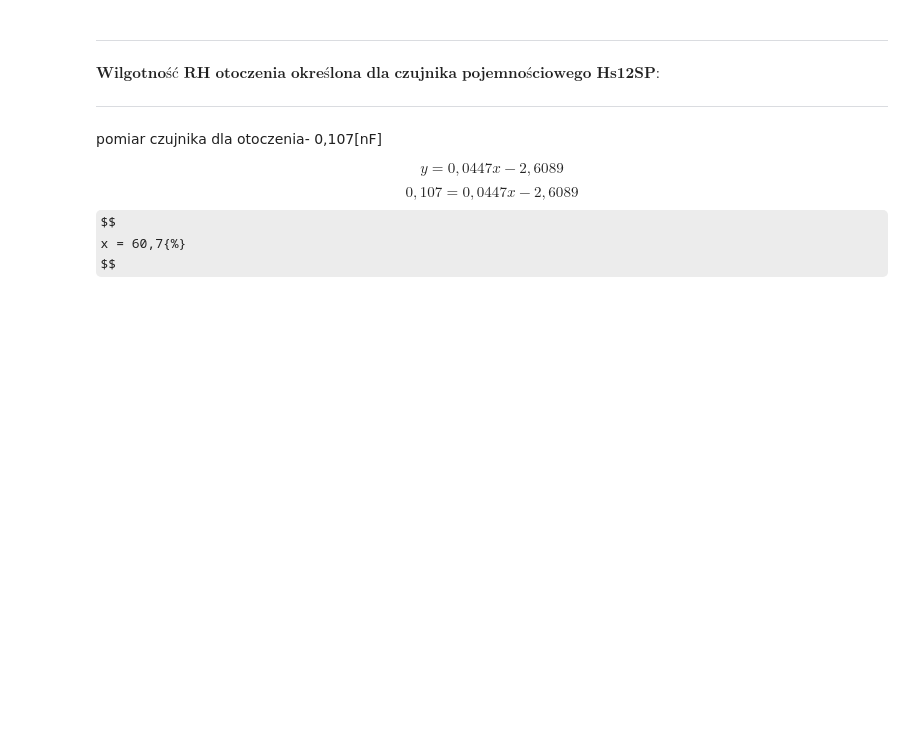
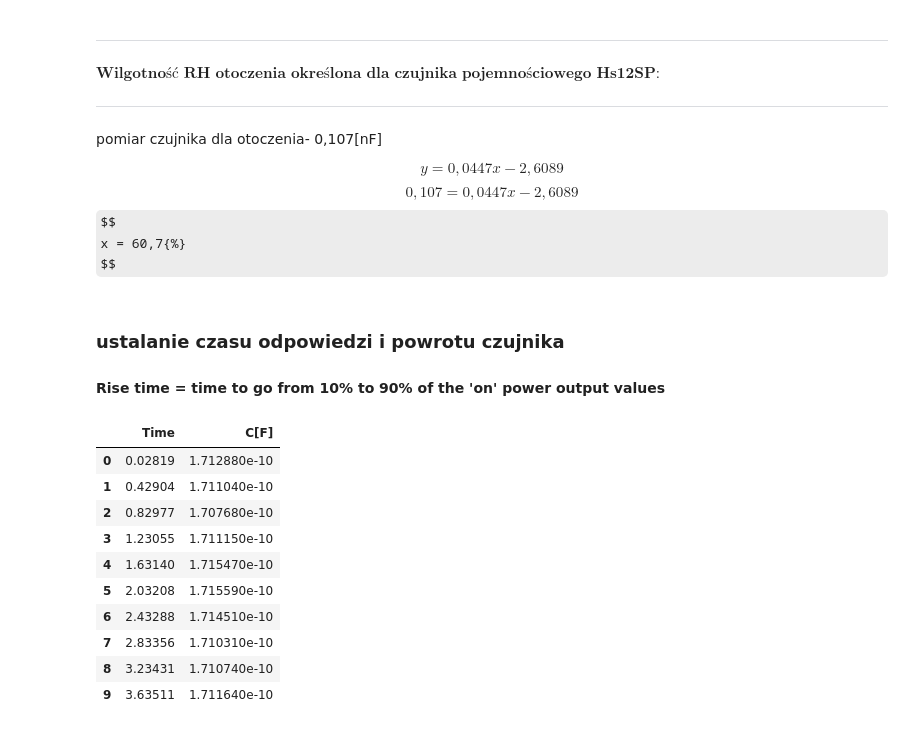
Before and after one commit to irozalski/Sensor_technology-analysis, a Jupyter notebook: humidity sensor/Humidity.ipynb, the cells around one changed output. Saved outputs shown, nothing was run; the diff lists cells and outputs as text; code cells hidden in the pictures; some formulas as TeX source; blank space fills up the shorter version.

```diff
--- a/humidity sensor/Humidity.ipynb
+++ b/humidity sensor/Humidity.ipynb
@@ -224,3 +223,6 @@ $$
 $$
 x = 60,7{%}
 $$
+# %% [markdown]
+###  ustalanie czasu odpowiedzi i powrotu czujnika
+#### Rise time = time to go from 10% to 90% of the 'on' power output values
@@ -226,0 +231,14 @@ $$
+# %%
+pomiary.head(10)
+# %% [output]
+|  | Time | C[F] |
+| 0 | 0.02819 | 1.712880e-10 |
+| 1 | 0.42904 | 1.711040e-10 |
+| 2 | 0.82977 | 1.707680e-10 |
+| 3 | 1.23055 | 1.711150e-10 |
+| 4 | 1.63140 | 1.715470e-10 |
+| 5 | 2.03208 | 1.715590e-10 |
+| 6 | 2.43288 | 1.714510e-10 |
+| 7 | 2.83356 | 1.710310e-10 |
+| 8 | 3.23431 | 1.710740e-10 |
+| 9 | 3.63511 | 1.711640e-10 |
```
Also changed, not shown: parts of 8 cells of this notebook.
